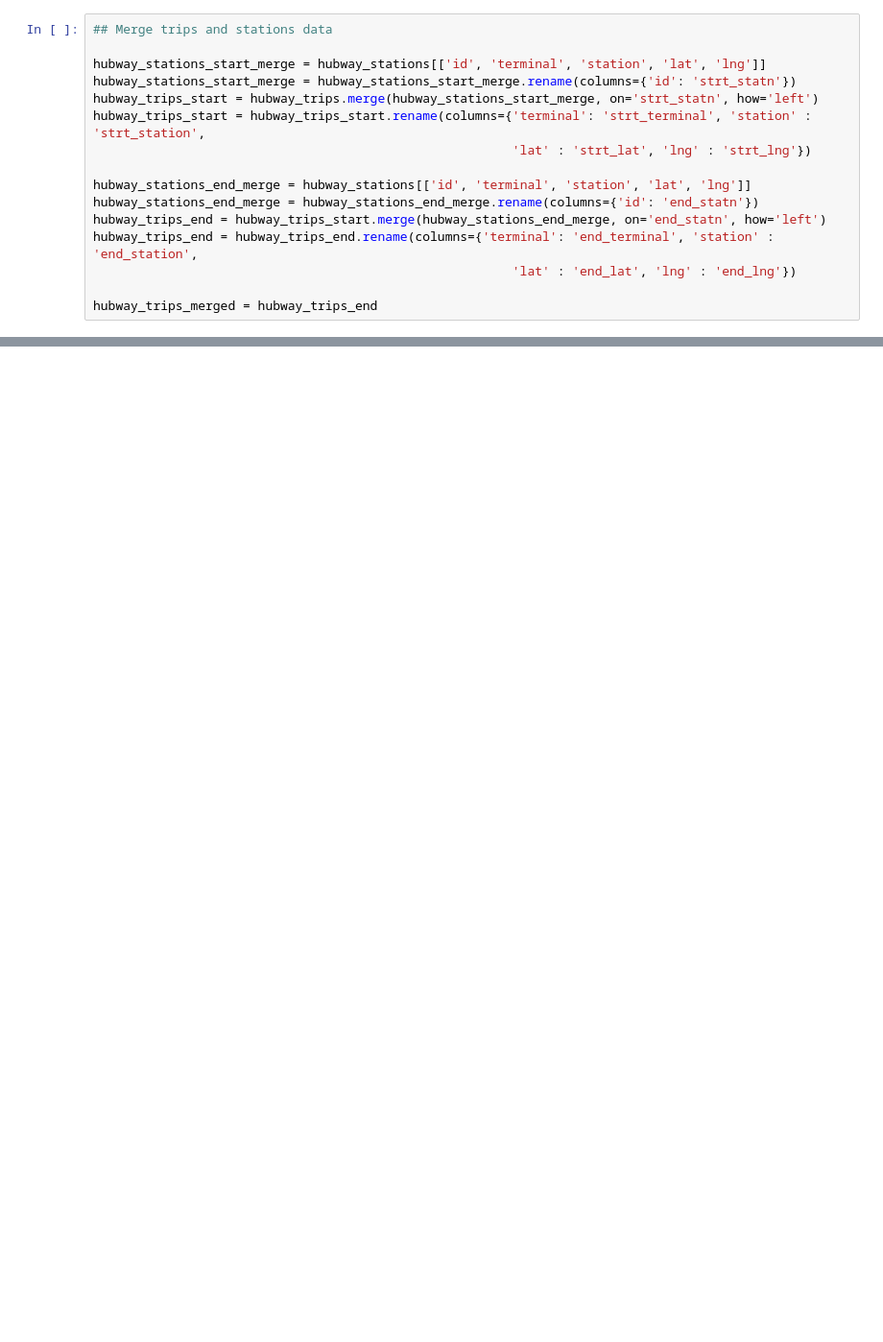
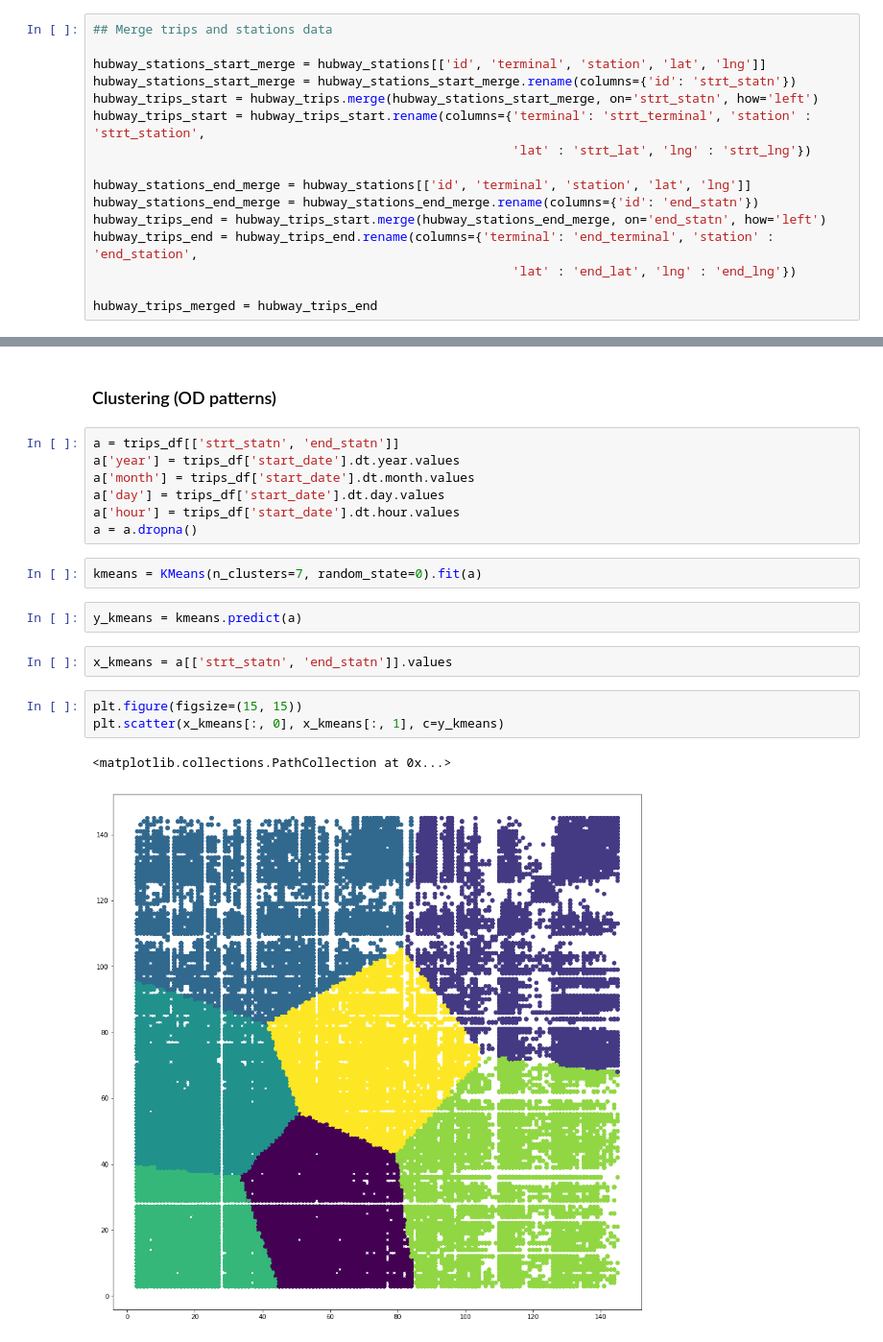
Before and after one commit to jcassoumounat/Hubway-Analysis, a Jupyter notebook: notebooks/parse_data.ipynb, the cells around one changed output, grey strips where cells are left out. Shown at 96% size. Cells and saved outputs as stored; diff of their text form; blank space fills up the shorter version.

```diff
--- a/notebooks/parse_data.ipynb
+++ b/notebooks/parse_data.ipynb
@@ -152,0 +217,21 @@ hubway_trips_2011['start_date'].size
+# %% [markdown]
+### Clustering (OD patterns)
+# %%
+a = trips_df[['strt_statn', 'end_statn']]
+a['year'] = trips_df['start_date'].dt.year.values
+a['month'] = trips_df['start_date'].dt.month.values
+a['day'] = trips_df['start_date'].dt.day.values
+a['hour'] = trips_df['start_date'].dt.hour.values
+a = a.dropna()
+# %%
+kmeans = KMeans(n_clusters=7, random_state=0).fit(a)
+# %%
+y_kmeans = kmeans.predict(a)
+# %%
+x_kmeans = a[['strt_statn', 'end_statn']].values
+# %%
+plt.figure(figsize=(15, 15))
+plt.scatter(x_kmeans[:, 0], x_kmeans[:, 1], c=y_kmeans)
+# %% [output]
+<matplotlib.collections.PathCollection at 0x...>
+[figure, added]
```
Also changed, not shown: parts of 83 cells of this notebook, 2 other files.
